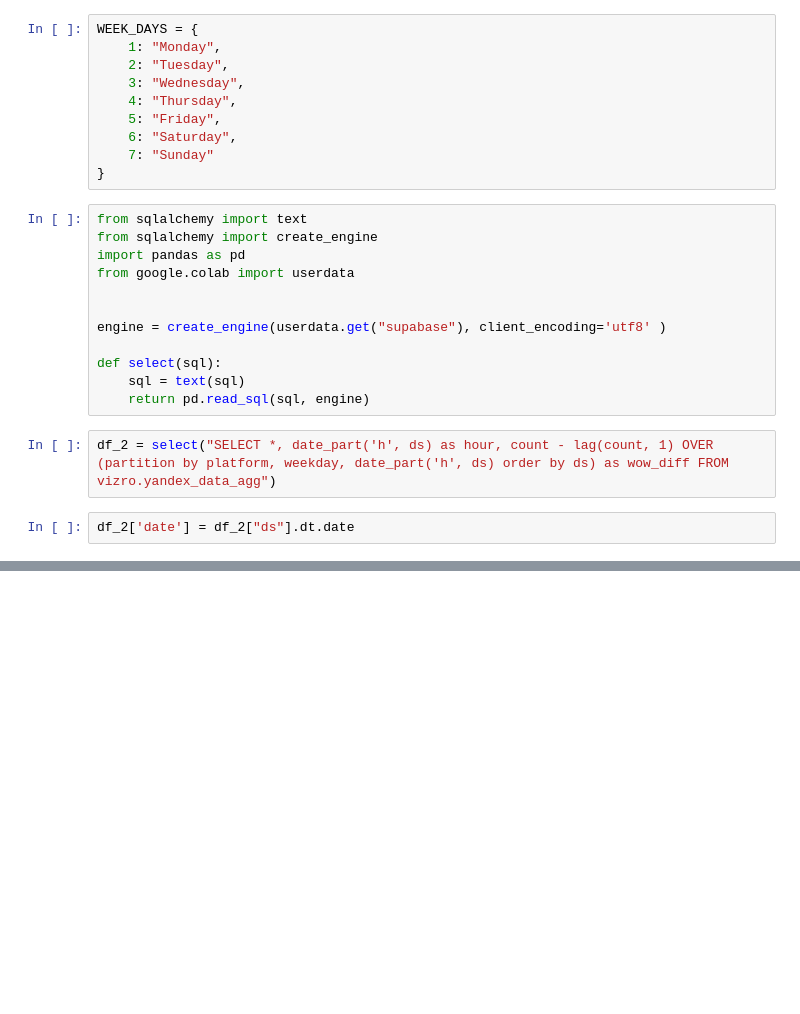
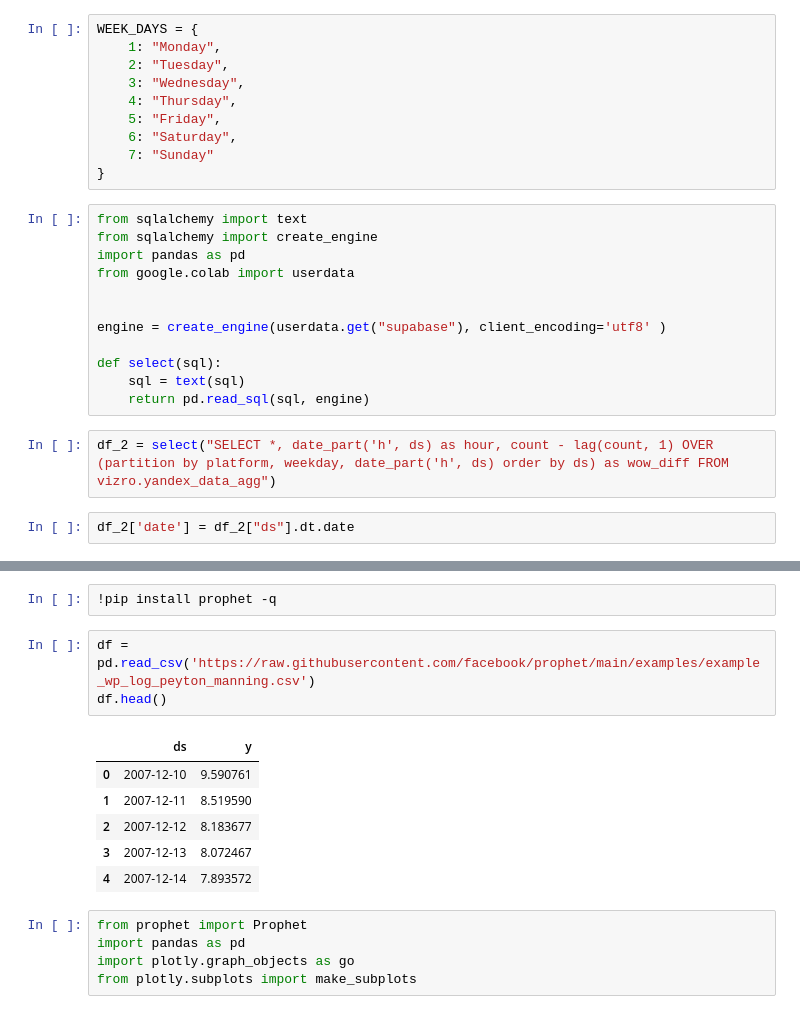
Before and after one commit to aleks-haksly/VIZRO, a Jupyter notebook: demos/heatmap.ipynb, the cells around one changed output, grey strips where cells are left out. Saved outputs shown, nothing was run; the diff lists cells and outputs as text; blank space fills up the shorter version.

```diff
--- a/demos/heatmap.ipynb
+++ b/demos/heatmap.ipynb
@@ -56,3 +56,20 @@ dashboard = vm.Dashboard(pages=[page])
 Vizro().build(dashboard).run()
 # %% [output]
 [interactive output not drawn]
+# %%
+!pip install prophet -q
+# %%
+df = pd.read_csv('https://raw.githubusercontent.com/facebook/prophet/main/examples/example_wp_log_peyton_manning.csv')
+df.head()
+# %% [output]
+|  | ds | y |
+| 0 | 2007-12-10 | 9.590761 |
+| 1 | 2007-12-11 | 8.519590 |
+| 2 | 2007-12-12 | 8.183677 |
+| 3 | 2007-12-13 | 8.072467 |
+| 4 | 2007-12-14 | 7.893572 |
+# %%
+from prophet import Prophet
+import pandas as pd
+import plotly.graph_objects as go
+from plotly.subplots import make_subplots
```
Also changed, not shown: parts of 6 cells of this notebook.
